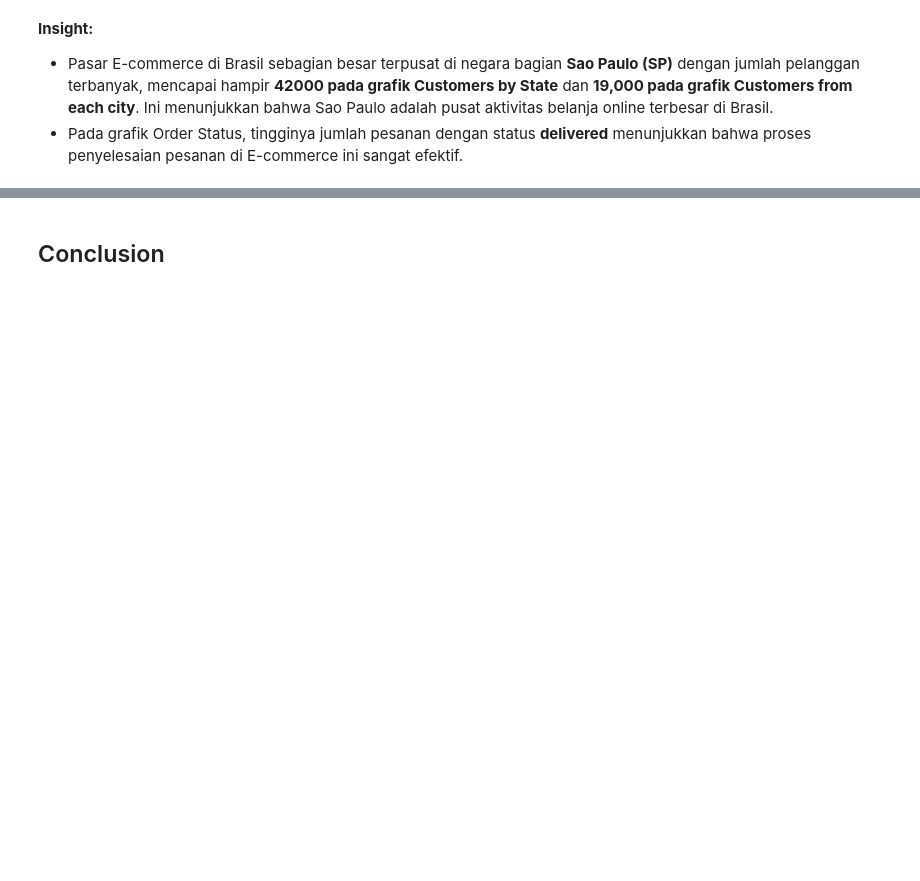
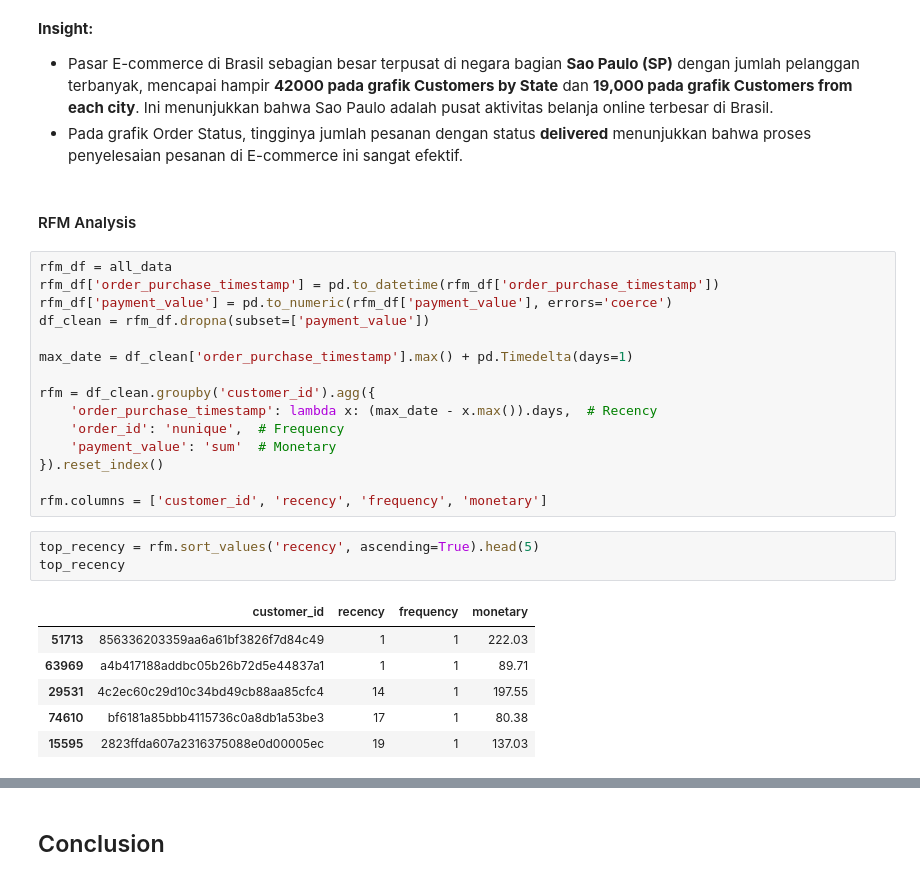
Before and after one commit to LukasKrisna/ecommerce-analysis, a Jupyter notebook: Proyek_Analisis_Data.ipynb, the cells around one changed output, grey strips where cells are left out. Saved outputs shown, nothing was run; the diff lists cells and outputs as text; blank space fills up the shorter version.

Commit message:
RFM Analysis

```diff
--- a/Proyek_Analisis_Data.ipynb
+++ b/Proyek_Analisis_Data.ipynb
@@ -1275,3 +1271,30 @@ plt.show()
 **Insight:**
 - Pasar E-commerce di Brasil sebagian besar terpusat di negara bagian **Sao Paulo (SP)** dengan jumlah pelanggan terbanyak, mencapai hampir **42000 pada grafik Customers by State** dan **19,000 pada grafik Customers from each city**. Ini menunjukkan bahwa Sao Paulo adalah pusat aktivitas belanja online terbesar di Brasil.
 - Pada grafik Order Status, tingginya jumlah pesanan dengan status **delivered** menunjukkan bahwa proses penyelesaian pesanan di E-commerce ini sangat efektif.
+# %% [markdown]
+#### RFM Analysis
+# %%
+rfm_df = all_data
+rfm_df['order_purchase_timestamp'] = pd.to_datetime(rfm_df['order_purchase_timestamp'])
+rfm_df['payment_value'] = pd.to_numeric(rfm_df['payment_value'], errors='coerce')
+df_clean = rfm_df.dropna(subset=['payment_value'])
+
+max_date = df_clean['order_purchase_timestamp'].max() + pd.Timedelta(days=1)
+
+rfm = df_clean.groupby('customer_id').agg({
+    'order_purchase_timestamp': lambda x: (max_date - x.max()).days,  # Recency
+    'order_id': 'nunique',  # Frequency
+    'payment_value': 'sum'  # Monetary
+}).reset_index()
+
+rfm.columns = ['customer_id', 'recency', 'frequency', 'monetary']
+# %%
+top_recency = rfm.sort_values('recency', ascending=True).head(5)
+top_recency
+# %% [output]
+|  | customer_id | recency | frequency | monetary |
+| 51713 | 856336203359aa6a61bf3826f7d84c49 | 1 | 1 | 222.03 |
+| 63969 | a4b417188addbc05b26b72d5e44837a1 | 1 | 1 | 89.71 |
+| 29531 | 4c2ec60c29d10c34bd49cb88aa85cfc4 | 14 | 1 | 197.55 |
+| 74610 | bf6181a85bbb4115736c0a8db1a53be3 | 17 | 1 | 80.38 |
+| 15595 | 2823ffda607a2316375088e0d00005ec | 19 | 1 | 137.03 |
```
Also changed, not shown: parts of 29 cells of this notebook.
